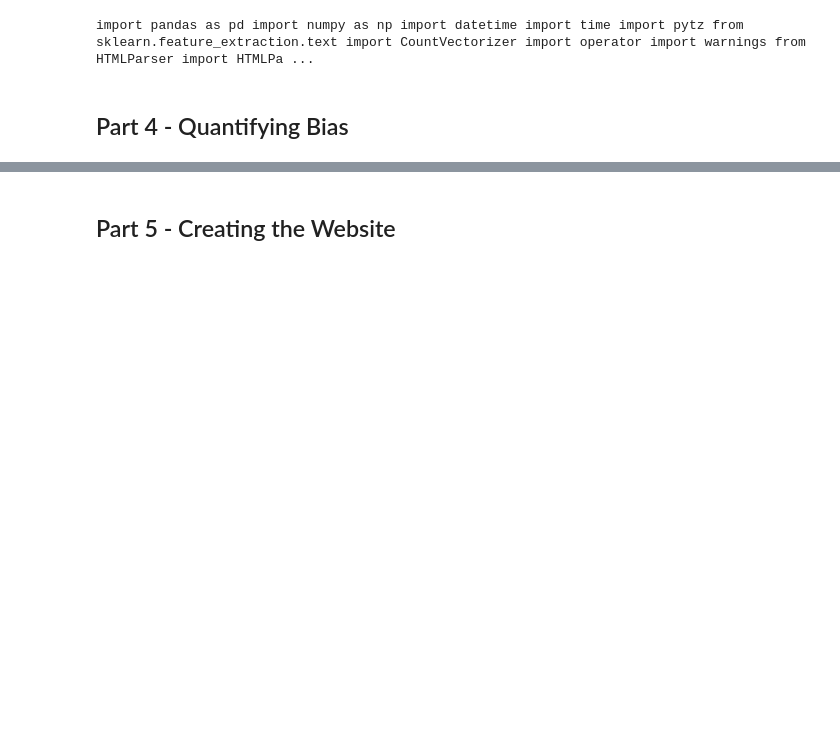
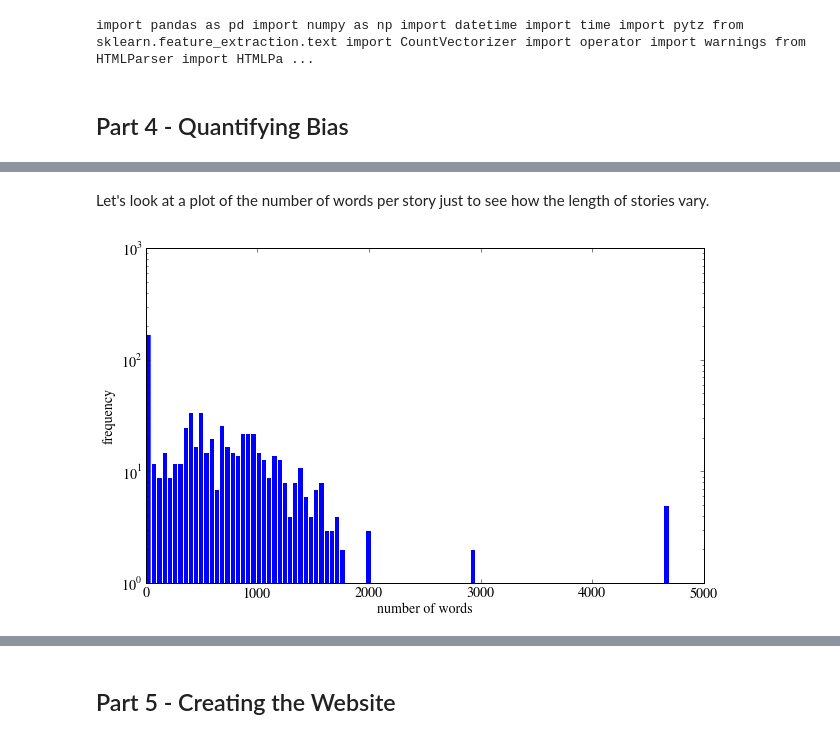
Before and after one commit to trender-io/report, a Jupyter notebook: trender-io.ipynb, the cells around one changed output, grey strips where cells are left out. Drawn from its saved outputs; the diff is of its cells as text; code cells hidden in the pictures; blank space fills up the shorter version.

```diff
--- a/trender-io.ipynb
+++ b/trender-io.ipynb
@@ -1731,0 +1736,5 @@ Brinda's part here.
+# %%
+# Read the CSV and get shape info
+df1=pd.read_csv('cnn.csv')
+print df1.shape
+df1.head()
@@ -1731,0 +1751,13 @@ Brinda's part here.
+# %%
+def extract_words(df):
+#Given: a dataframe, we want to extract each word in each story
+#Returns: list of lists containing words of each story
+
+    allwords=[]
+    for x in df['content']:
+        words = re.findall(r'\b\S+\b', x)
+        allwords.append(words)
+    return allwords
+
+all_story_words = extract_words(df1)
+all_story_words[0][0:20]
@@ -1731,0 +1785,14 @@ Brinda's part here.
+# %% [markdown]
+Let's look at a plot of the number of words per story just to see how the length of stories vary.
+# %%
+all_lengths=[]
+for j in all_story_words:
+    all_lengths.append(len(j))
+
+
+plt.hist(all_lengths,bins=100,log='x',color='blue')
+plt.xlabel('number of words')
+plt.ylabel('frequency')
+plt.show()
+# %% [output]
+[figure, added]
```
Also changed, not shown: parts of 85 cells of this notebook.
